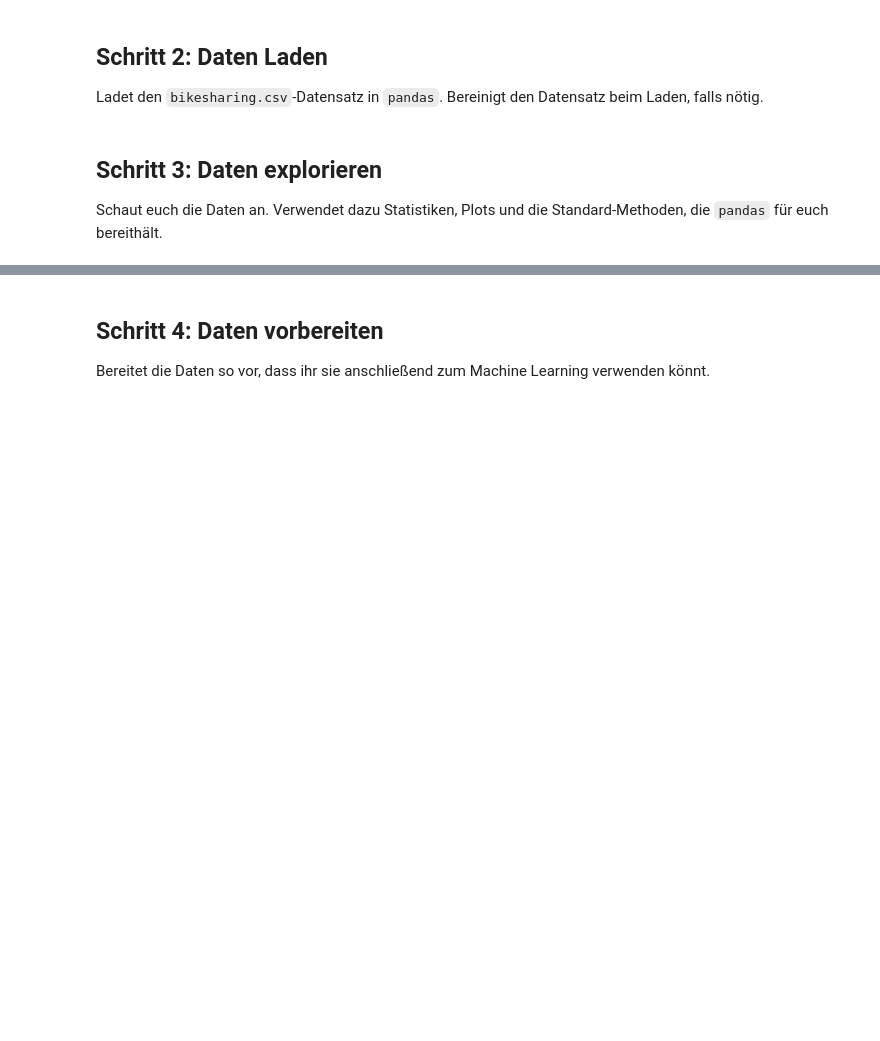
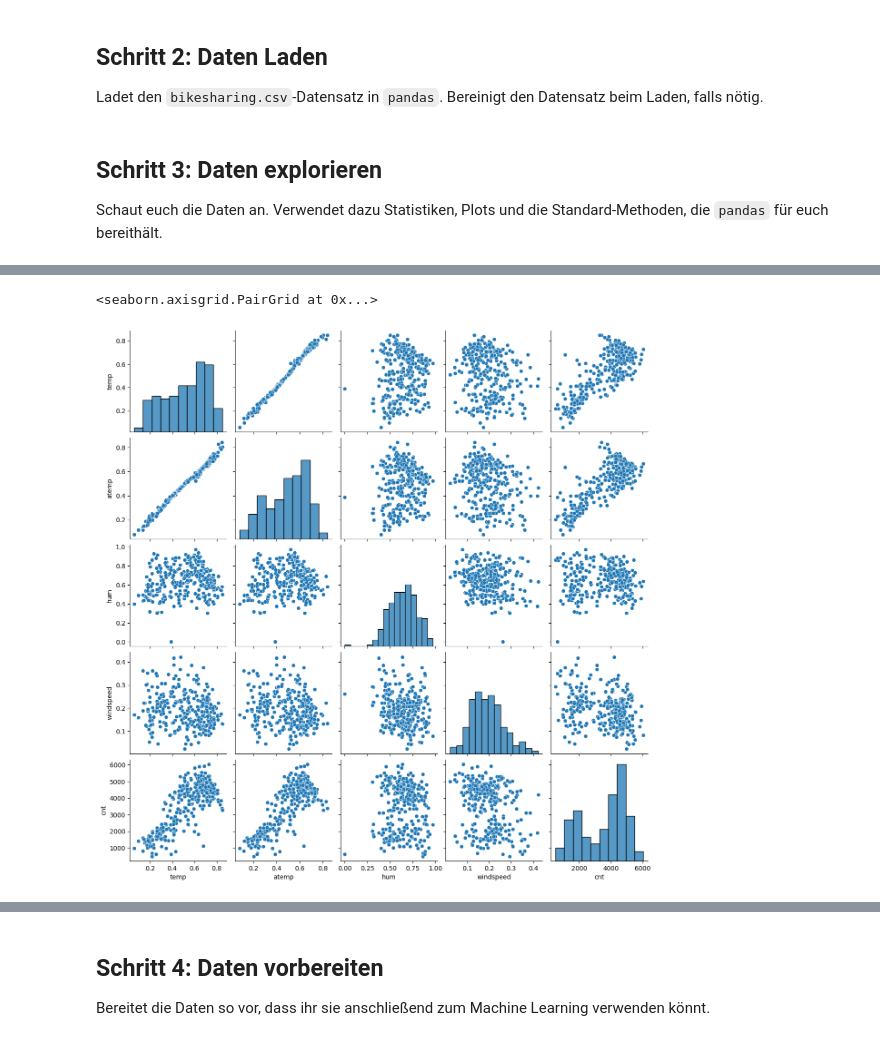
Before and after one commit to SimonLantschner/data-science-ue-ct, a Jupyter notebook: notebooks/04_supervised_regression.ipynb, the cells around one changed output, grey strips where cells are left out. Saved outputs shown, nothing was run; the diff lists cells and outputs as text; code cells hidden in the pictures; blank space fills up the shorter version.

```diff
--- a/notebooks/04_supervised_regression.ipynb
+++ b/notebooks/04_supervised_regression.ipynb
@@ -35,0 +126,6 @@ Schaut euch die Daten an. Verwendet dazu Statistiken, Plots und die Standard-Met
+# %%
+# Pairplot: Zusammenhänge zwischen den Wetter-Features und dem Target cnt
+pairplot(data[["temp", "atemp", "hum", "windspeed", "cnt"]])
+# %% [output]
+<seaborn.axisgrid.PairGrid at 0x...>
+[figure, added]
```
Also changed, not shown: parts of 21 cells of this notebook.
